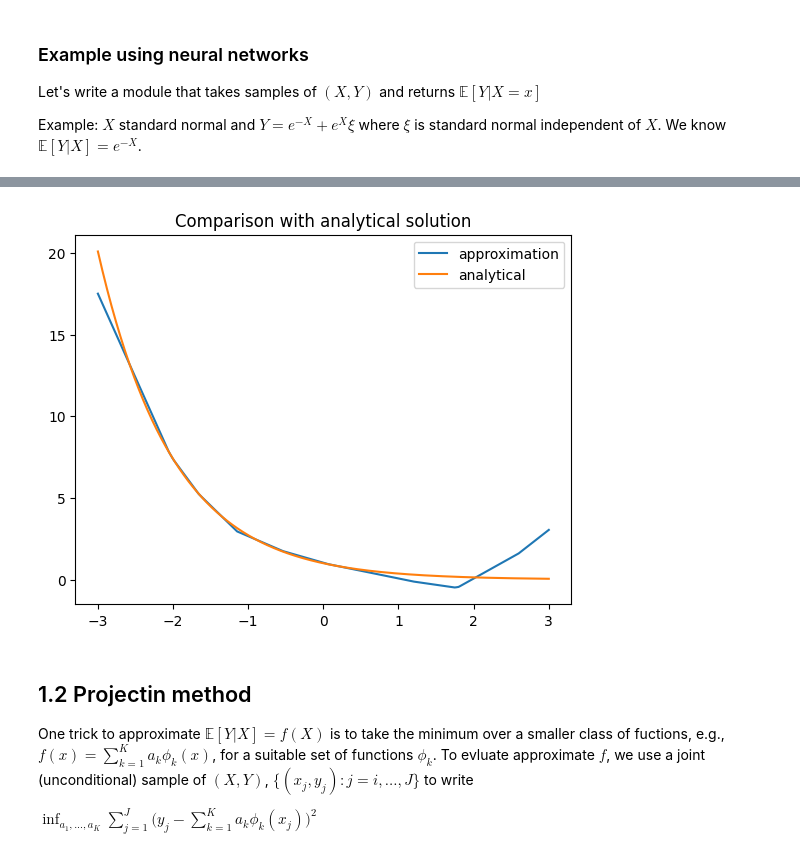
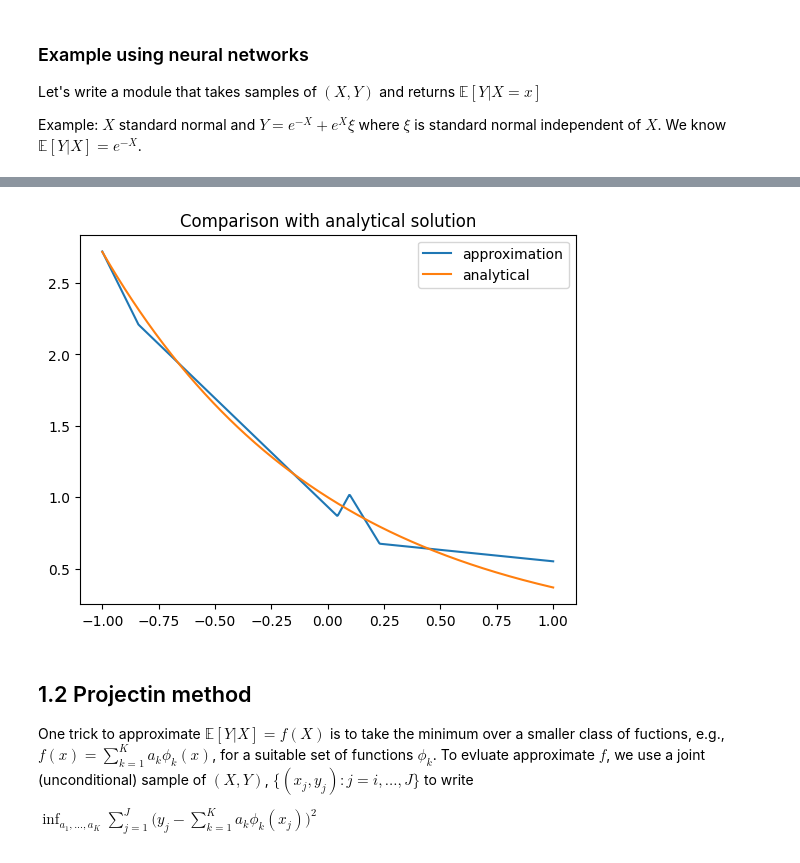
Before and after one commit to arashfahim/Stochastic_Control_FSU, a Jupyter notebook: Discrete_time_DPP.ipynb, the cells around one changed output, grey strips where cells are left out. Cells and saved outputs as stored; diff of their text form; code cells hidden in the pictures.

```diff
--- a/Discrete_time_DPP.ipynb
+++ b/Discrete_time_DPP.ipynb
@@ -233,13 +235,13 @@ plt.savefig(path+'loss_vs_epoch_model2'+stamp+'.png');
 # %%
-xx = torch.linspace(-3,3,600)
+xx = torch.linspace(-1,1,600)
 yy = model2(xx.unsqueeze(1))
 plt.plot(xx.detach().numpy(),yy.detach().numpy(), label='approximation');
 plt.plot(xx.detach().numpy(),np.exp(-xx.detach().numpy()), label='analytical');
 plt.title("Comparison with analytical solution");
 plt.legend();
 plt.savefig(path+'test for model2'+stamp+'.png');
 # %% [output]
-[figure, old version]
+[figure, new version]
 # %%
 ## Pro
 # %% [markdown]
```
Also changed, not shown: parts of 11 cells of this notebook.
